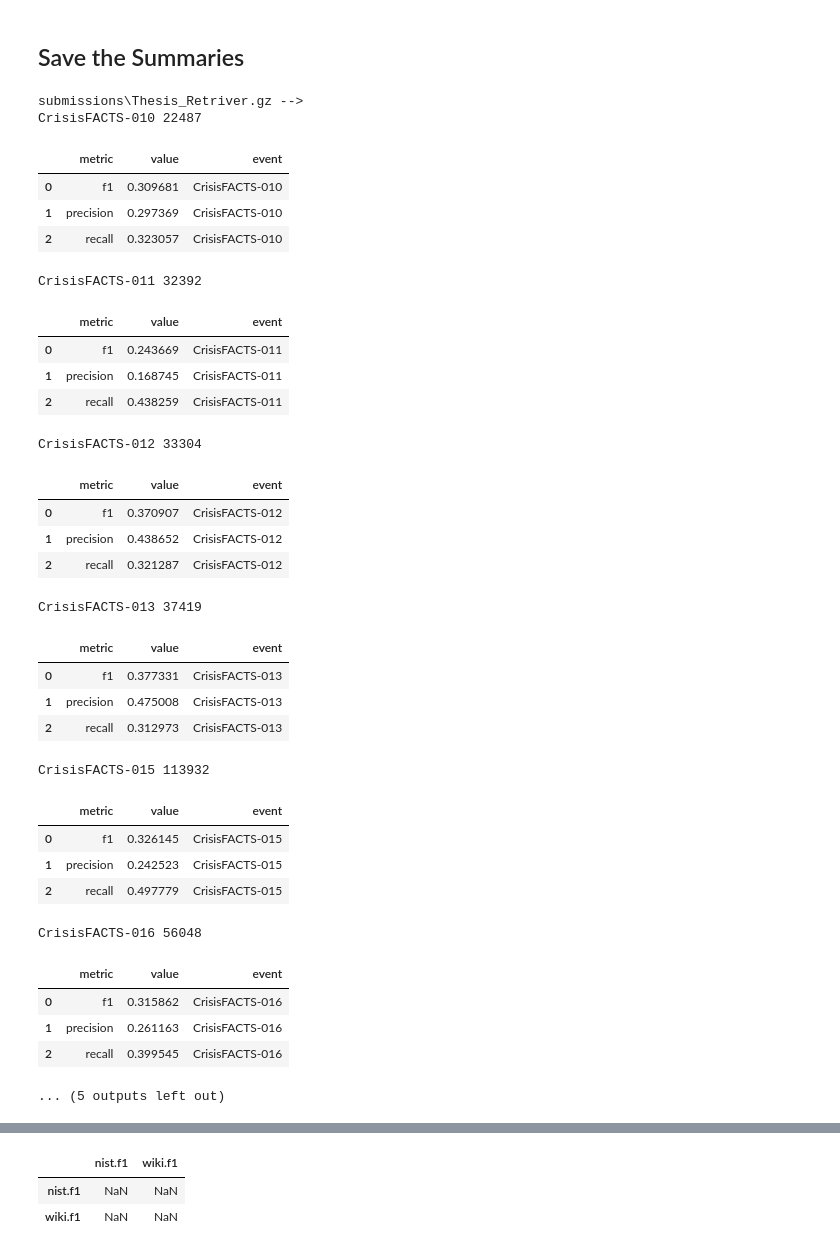
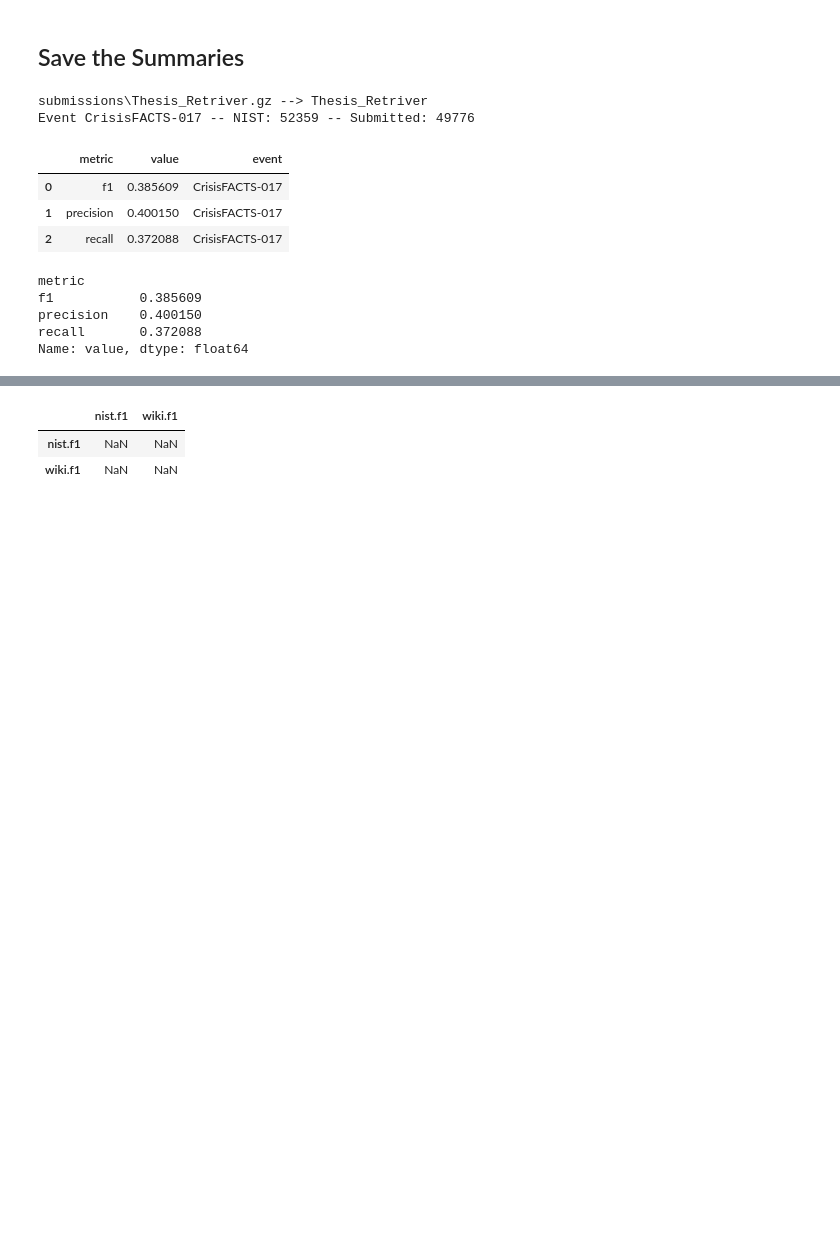
Before and after one commit to ClaudiuTcaciuc/utilities, a Jupyter notebook: 03-Evaluation/2023/02-scoreSubmissions/00-AutoSummaryScoring.Rouge.ipynb, the cells around one changed output, grey strips where cells are left out. Drawn from its saved outputs; the diff is of its cells as text; code cells hidden in the pictures; blank space fills up the shorter version.

```diff
--- a/03-Evaluation/2023/02-scoreSubmissions/00-AutoSummaryScoring.Rouge.ipynb
+++ b/03-Evaluation/2023/02-scoreSubmissions/00-AutoSummaryScoring.Rouge.ipynb
@@ -78,8 +78,7 @@ for req_id,req_data in annotation_data.items():
     local_fact_list = local_fact_list + local_fact_text
     event_fact_lists[event_id] = local_fact_list
 # %%
-# event_df["nist.summary"] = [". ".join(event_fact_lists[event_id]).replace("..", ".") for event_id in event_df.index]
-event_df["nist.summary"] = [event_fact_lists[event_id] for event_id in event_df.index]
+event_df["nist.summary"] = [". ".join(event_fact_lists[event_id]).replace("..", ".") for event_id in event_df.index]
 # %% [markdown]
 ## Save the Summaries
 # %%
@@ -100,7 +99,7 @@ submission_metrics = {}
 
 for f in glob.glob("submissions/*.gz"):
 
-    this_run_id = f.partition("/")[-1].replace(".gz", "")
+    this_run_id = f.partition("\\")[-1].replace(".gz", "")
     print(f, "-->", this_run_id)
 
     this_run_event_request_facts = {k:[] for k in all_req_ids}
@@ -136,10 +135,11 @@ for f in glob.glob("submissions/*.gz"):
             continue
 
         this_summary_text = ". ".join(this_submitted_summary).replace("..", ".")
-        print(event_id, len(this_summary_text))
 
         nist_summary = event["nist.summary"]
         wiki_summary = event["wiki.summary"]
+
+        print(f"Event {event_id} -- NIST: {len(nist_summary)} -- Submitted: {len(this_summary_text)}")
 
         nist_metric_ = rouge(this_summary_text, nist_summary)
         wiki_metric_ = rouge(this_summary_text, wiki_summary)
@@ -148,64 +148,43 @@ for f in glob.glob("submissions/*.gz"):
             "f1": nist_metric_["rouge2_fmeasure"],
             "precision": nist_metric_["rouge2_precision"],
             "recall": nist_metric_["rouge2_recall"],
         }
 
         wiki_metric = {
             "f1": wiki_metric_["rouge2_fmeasure"],
             "precision": wiki_metric_["rouge2_precision"],
             "recall": wiki_metric_["rouge2_recall"],
         }
 
         this_wiki_df = pd.DataFrame([{"metric":k, "value":v.item(), "event": event_id} for k,v in wiki_metric.items()])
         this_nist_df = pd.DataFrame([{"metric":k, "value":v.item(), "event": event_id} for k,v in nist_metric.items()])
 
         display(this_nist_df)
 
         wiki_dfs.append(this_wiki_df)
         nist_dfs.append(this_nist_df)
 
     full_wiki_df = pd.concat(wiki_dfs)
     full_nist_df = pd.concat(nist_dfs)
 
     submission_metrics[this_run_id] = {
         "wiki": full_wiki_df,
         "nist": full_nist_df,
     }
 
     display(full_nist_df.groupby("metric")["value"].mean())
 # %% [output]
-submissions\Thesis_Retriver.gz -->
-CrisisFACTS-010 22487
+submissions\Thesis_Retriver.gz --> Thesis_Retriver
+Event CrisisFACTS-017 -- NIST: 52359 -- Submitted: 49776
 |  | metric | value | event |
-| 0 | f1 | 0.309681 | CrisisFACTS-010 |
-| 1 | precision | 0.297369 | CrisisFACTS-010 |
-| 2 | recall | 0.323057 | CrisisFACTS-010 |
+| 0 | f1 | 0.385609 | CrisisFACTS-017 |
+| 1 | precision | 0.400150 | CrisisFACTS-017 |
+| 2 | recall | 0.372088 | CrisisFACTS-017 |
-CrisisFACTS-011 32392
+metric
+f1           0.385609
+precision    0.400150
+recall       0.372088
+Name: value, dtype: float64
-|  | metric | value | event |
-| 0 | f1 | 0.243669 | CrisisFACTS-011 |
-| 1 | precision | 0.168745 | CrisisFACTS-011 |
-| 2 | recall | 0.438259 | CrisisFACTS-011 |
-CrisisFACTS-012 33304
-|  | metric | value | event |
-| 0 | f1 | 0.370907 | CrisisFACTS-012 |
-| 1 | precision | 0.438652 | CrisisFACTS-012 |
-| 2 | recall | 0.321287 | CrisisFACTS-012 |
-CrisisFACTS-013 37419
-|  | metric | value | event |
-| 0 | f1 | 0.377331 | CrisisFACTS-013 |
-| 1 | precision | 0.475008 | CrisisFACTS-013 |
-| 2 | recall | 0.312973 | CrisisFACTS-013 |
-CrisisFACTS-015 113932
-|  | metric | value | event |
-| 0 | f1 | 0.326145 | CrisisFACTS-015 |
-| 1 | precision | 0.242523 | CrisisFACTS-015 |
-| 2 | recall | 0.497779 | CrisisFACTS-015 |
-CrisisFACTS-016 56048
-|  | metric | value | event |
-| 0 | f1 | 0.315862 | CrisisFACTS-016 |
-| 1 | precision | 0.261163 | CrisisFACTS-016 |
-| 2 | recall | 0.399545 | CrisisFACTS-016 |
-... (5 outputs left out)
 # %%
 all_runs = []
 for k,v in submission_metrics.items():
```
Also changed, not shown: parts of 11 cells of this notebook, 10 other files.
